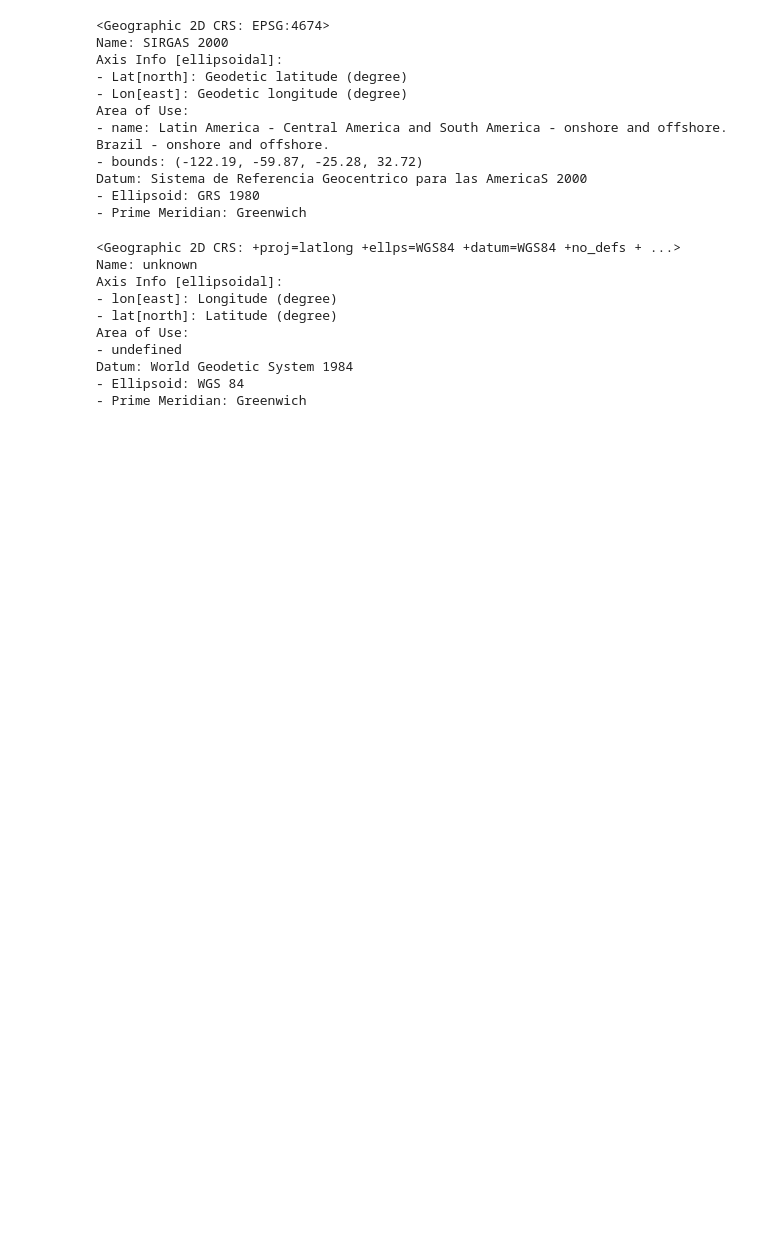
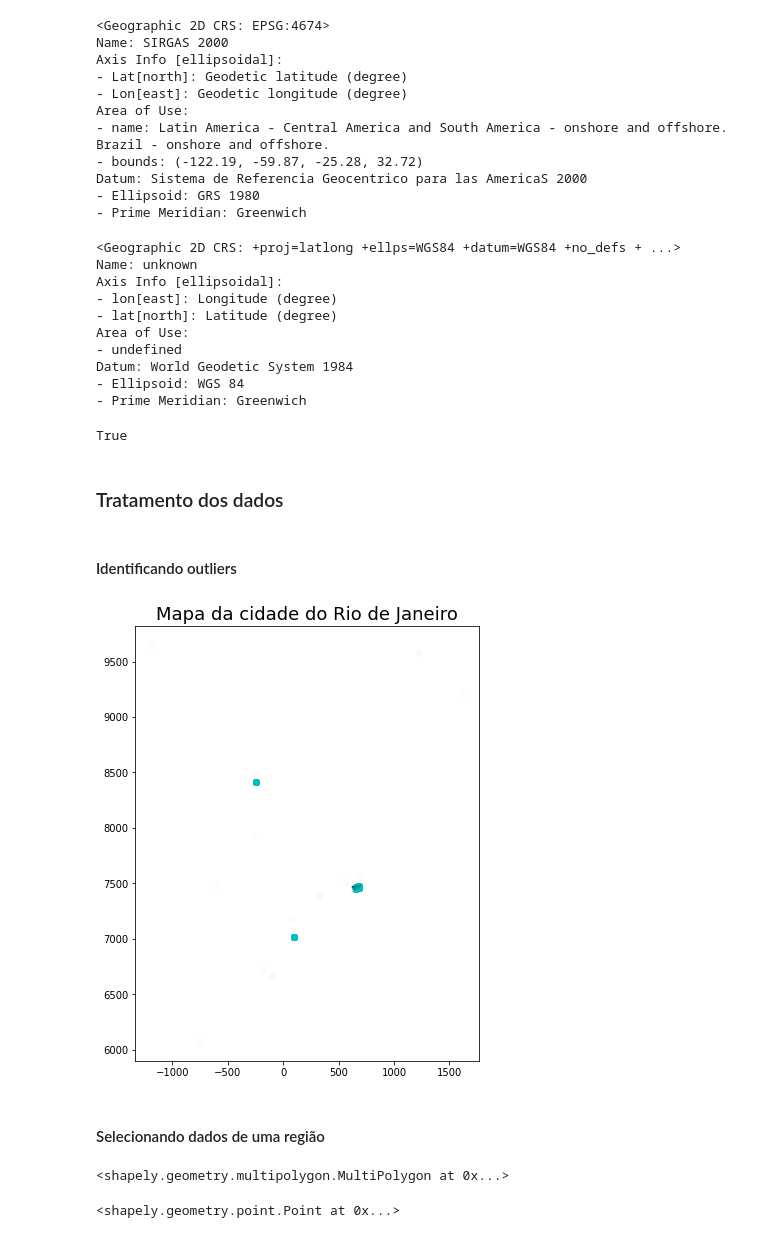
Before and after one commit to LilianeAquino/notebooks_cursos_alura, a Jupyter notebook: GeoPandas - Parte 1/geopandas.ipynb, the cells around one changed output. Saved outputs shown, nothing was run; the diff lists cells and outputs as text; code cells hidden in the pictures; blank space fills up the shorter version.

```diff
--- a/GeoPandas - Parte 1/geopandas.ipynb
+++ b/GeoPandas - Parte 1/geopandas.ipynb
@@ -99,8 +99,8 @@ rj.head()
 | 3 | 1471 | 3300225 | AREAL | POLYGON ((-43.16007 -22.20005, -4... |
 | 4 | 1472 | 3300233 | ARMAÇÃO DOS BÚZIOS | MULTIPOLYGON (((-41.98427 -22.744... |
 # %%
-cidade_rj = rj.query('NM_MUNICIP=="RIO DE JANEIRO"')
-cidade_rj
+rj = rj.query('NM_MUNICIP=="RIO DE JANEIRO"')
+rj
 # %% [output]
 |  | ID | CD_GEOCODM | NM_MUNICIP | geometry |
 | 67 | 1535 | 3304557 | RIO DE JANEIRO | MULTIPOLYGON (((-43.12376 -22.807... |
@@ -184,3 +183,28 @@ Datum: World Geodetic System 1984
 # %%
 geo_dados = geo_dados.to_crs('+proj=utm +zone=23 +south +ellps=GRS80 +towgs84=0,0,0,0,0,0,0 +units=km +no_defs')
 geo_dados.to_file('/content/drive/MyDrive/Colab Notebooks/Alura/Mapas/RJ-DATASET/DATASET.shp')
+# %%
+rj.crs == geo_dados.crs
+# %% [output]
+True
+# %% [markdown]
+### Tratamento dos dados
+# %% [markdown]
+#### Identificando outliers
+# %%
+base = rj.plot(color='black', edgecolor='black', figsize=(15, 8))
+geo_dados.plot(ax=base, figsize=(15, 8), alpha=0.02, color='c')
+plt.title('Mapa da cidade do Rio de Janeiro', y=1.09, fontsize=18)
+plt.show()
+# %% [output]
+[figure, added]
+# %% [markdown]
+#### Selecionando dados de uma região
+# %%
+rj.iloc[0]['geometry']
+# %% [output]
+<shapely.geometry.multipolygon.MultiPolygon at 0x...>
+# %%
+geo_dados.iloc[0]['geometry']
+# %% [output]
+<shapely.geometry.point.Point at 0x...>
```
Also changed, not shown: parts of 12 cells of this notebook, 1 other file.
